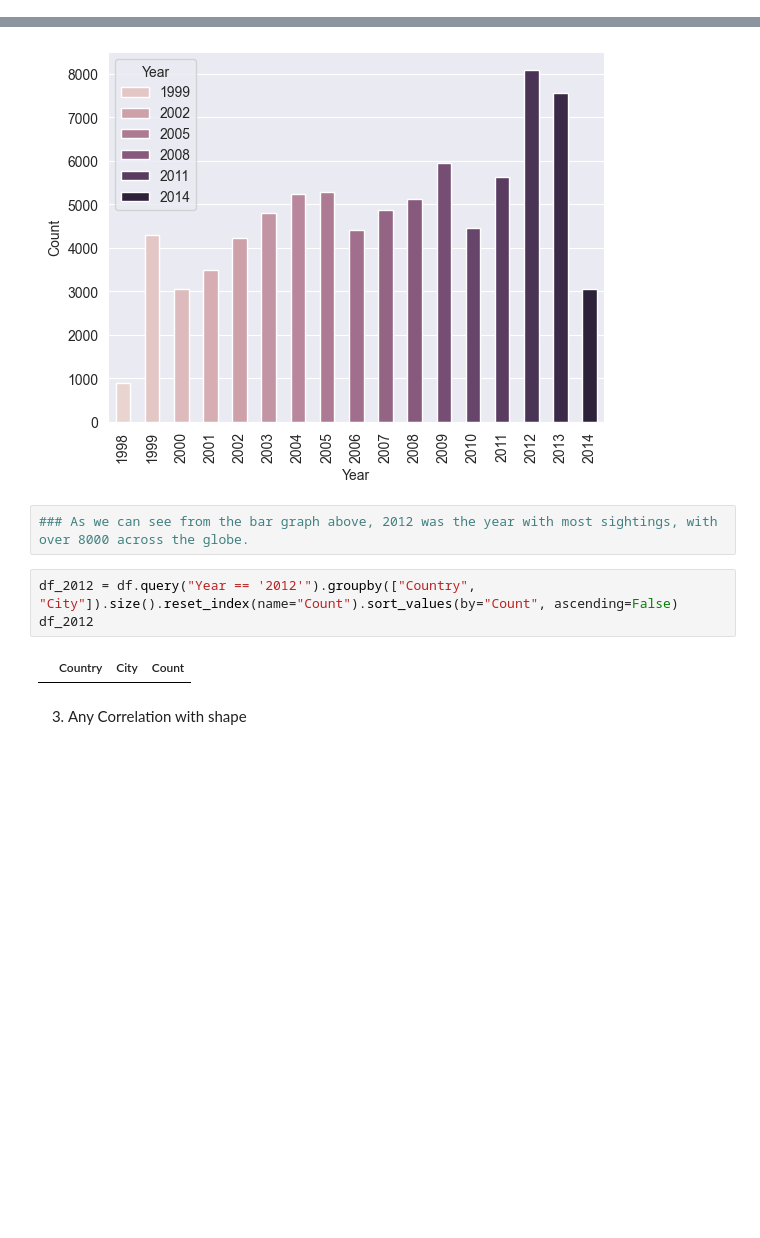
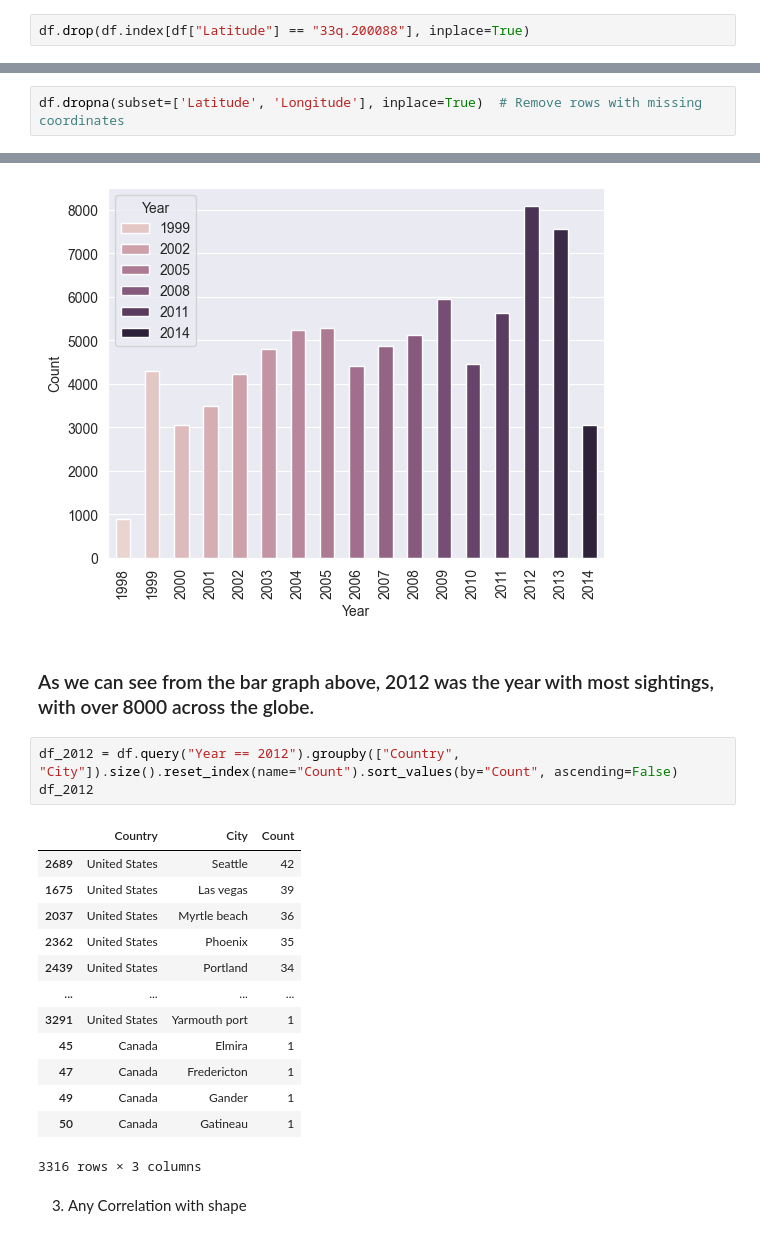
Before and after one commit to Barderus/UFO-Data-Analysis, a Jupyter notebook: analysis.ipynb, the cells around one changed output, grey strips where cells are left out. Drawn from its saved outputs; the diff is of its cells as text; blank space fills up the shorter version.

```diff
--- a/analysis.ipynb
+++ b/analysis.ipynb
@@ -283,0 +361,2 @@ plt.show()
+# %%
+df.drop(df.index[df["Latitude"] == "33q.200088"], inplace=True)
@@ -283,0 +378,2 @@ plt.show()
+# %%
+df.dropna(subset=['Latitude', 'Longitude'], inplace=True)  # Remove rows with missing coordinates
@@ -350,13 +467,25 @@ plt.ylabel("Count")
 plt.show()
 # %% [output]
 [figure]
-# %%
-### As we can see from the bar graph above, 2012 was the year with most sightings, with over 8000 across the globe.
+# %% [markdown]
+### As we can see from the bar graph above, 2012 was the year with most sightings, with over 8000 across the globe.
 # %%
-df_2012 = df.query("Year == '2012'").groupby(["Country", "City"]).size().reset_index(name="Count").sort_values(by="Count", ascending=False)
+df_2012 = df.query("Year == 2012").groupby(["Country", "City"]).size().reset_index(name="Count").sort_values(by="Count", ascending=False)
 df_2012
 # %% [output]
 |  | Country | City | Count |
+| 2689 | United States | Seattle | 42 |
+| 1675 | United States | Las vegas | 39 |
+| 2037 | United States | Myrtle beach | 36 |
+| 2362 | United States | Phoenix | 35 |
+| 2439 | United States | Portland | 34 |
+| ... | ... | ... | ... |
+| 3291 | United States | Yarmouth port | 1 |
+| 45 | Canada | Elmira | 1 |
+| 47 | Canada | Fredericton | 1 |
+| 49 | Canada | Gander | 1 |
+| 50 | Canada | Gatineau | 1 |
+3316 rows × 3 columns
 # %% [markdown]
 3. Any Correlation with shape
 # %%
```
Also changed, not shown: parts of 16 cells of this notebook.
